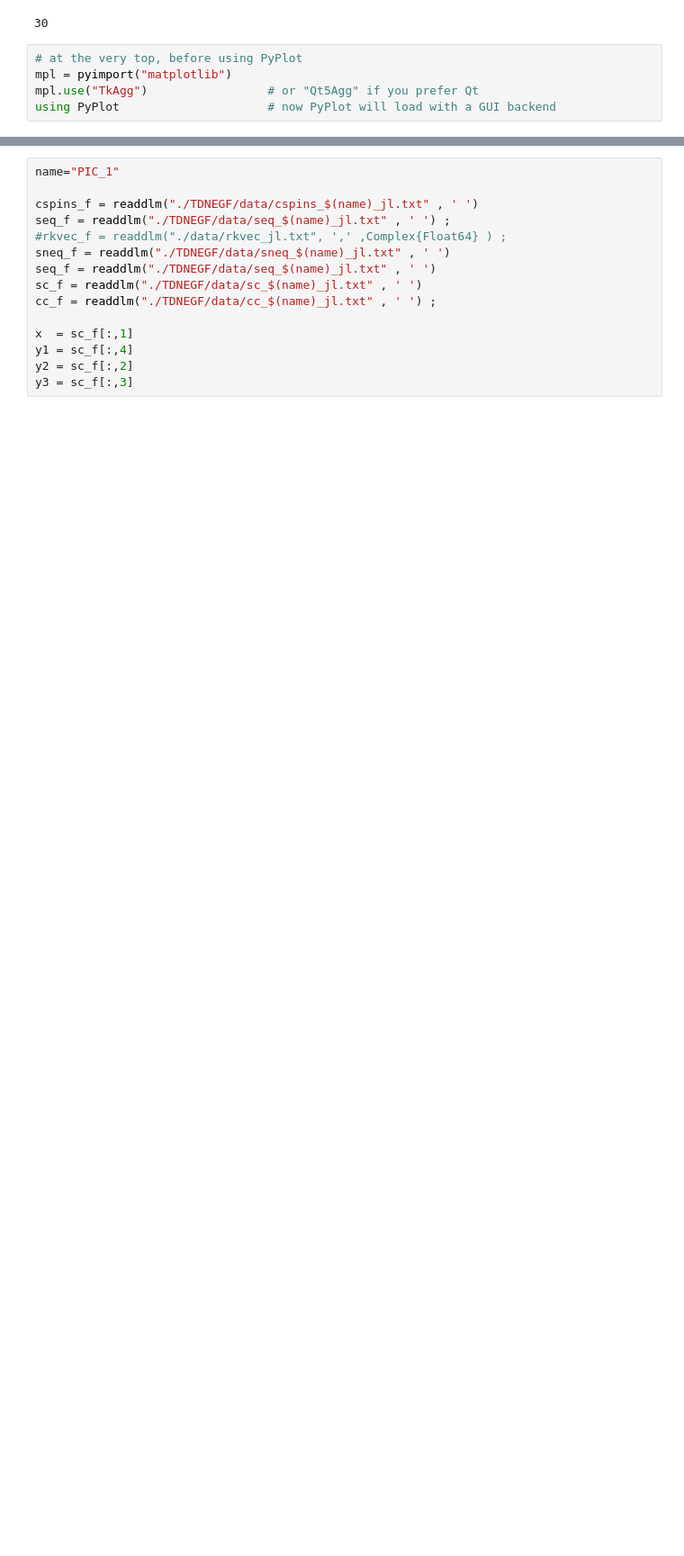
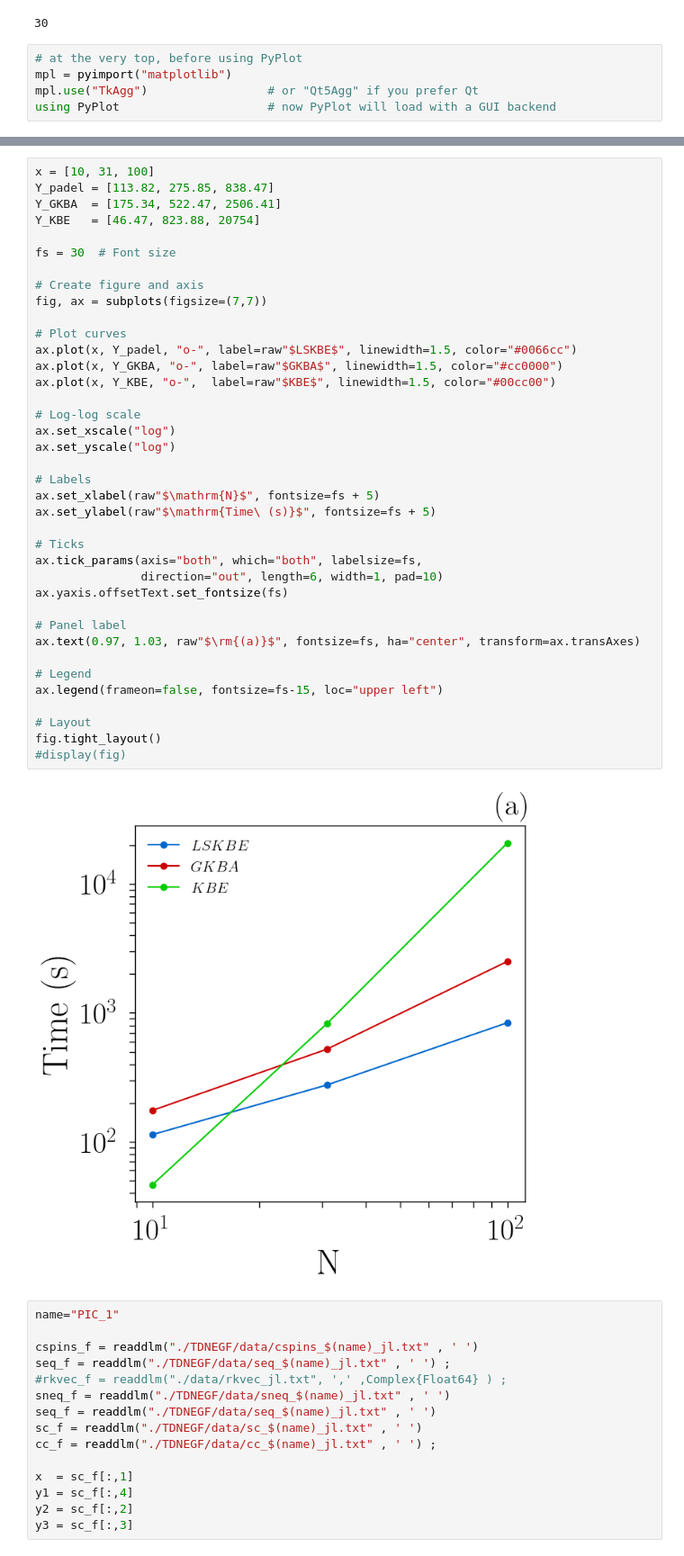
Before and after one commit to nsalazard/Internship_UDelaware, a Jupyter notebook: NewGraphics.ipynb, the cells around one changed output, grey strips where cells are left out. Shown at 90% size. Cells and saved outputs as stored; diff of their text form; blank space fills up the shorter version.

```diff
--- a/NewGraphics.ipynb
+++ b/NewGraphics.ipynb
@@ -22,3 +31,43 @@ using PyPlot                     # now PyPlot will load with a GUI backend
+# %%
+x = [10, 31, 100]
+Y_padel = [113.82, 275.85, 838.47]
+Y_GKBA  = [175.34, 522.47, 2506.41]
+Y_KBE   = [46.47, 823.88, 20754]
+
+fs = 30  # Font size
+
+# Create figure and axis
+fig, ax = subplots(figsize=(7,7))
+
+# Plot curves
+ax.plot(x, Y_padel, "o-", label=raw"$LSKBE$", linewidth=1.5, color="#0066cc")
+ax.plot(x, Y_GKBA, "o-", label=raw"$GKBA$", linewidth=1.5, color="#cc0000")
+ax.plot(x, Y_KBE, "o-",  label=raw"$KBE$", linewidth=1.5, color="#00cc00")
+
+# Log-log scale
+ax.set_xscale("log")
+ax.set_yscale("log")
+
+# Labels
+ax.set_xlabel(raw"$\mathrm{N}$", fontsize=fs + 5)
+ax.set_ylabel(raw"$\mathrm{Time\ (s)}$", fontsize=fs + 5)
+
+# Ticks
+ax.tick_params(axis="both", which="both", labelsize=fs,
+               direction="out", length=6, width=1, pad=10)
+ax.yaxis.offsetText.set_fontsize(fs)
+
+# Panel label
+ax.text(0.97, 1.03, raw"$\rm{(a)}$", fontsize=fs, ha="center", transform=ax.transAxes)
+
+# Legend
+ax.legend(frameon=false, fontsize=fs-15, loc="upper left")
+
+# Layout
+fig.tight_layout()
+#display(fig)
+# %% [output]
+[figure, added]
 # %%
 name="PIC_1"
 
```
Also changed, not shown: parts of 1 cell of this notebook, 1 other file.
